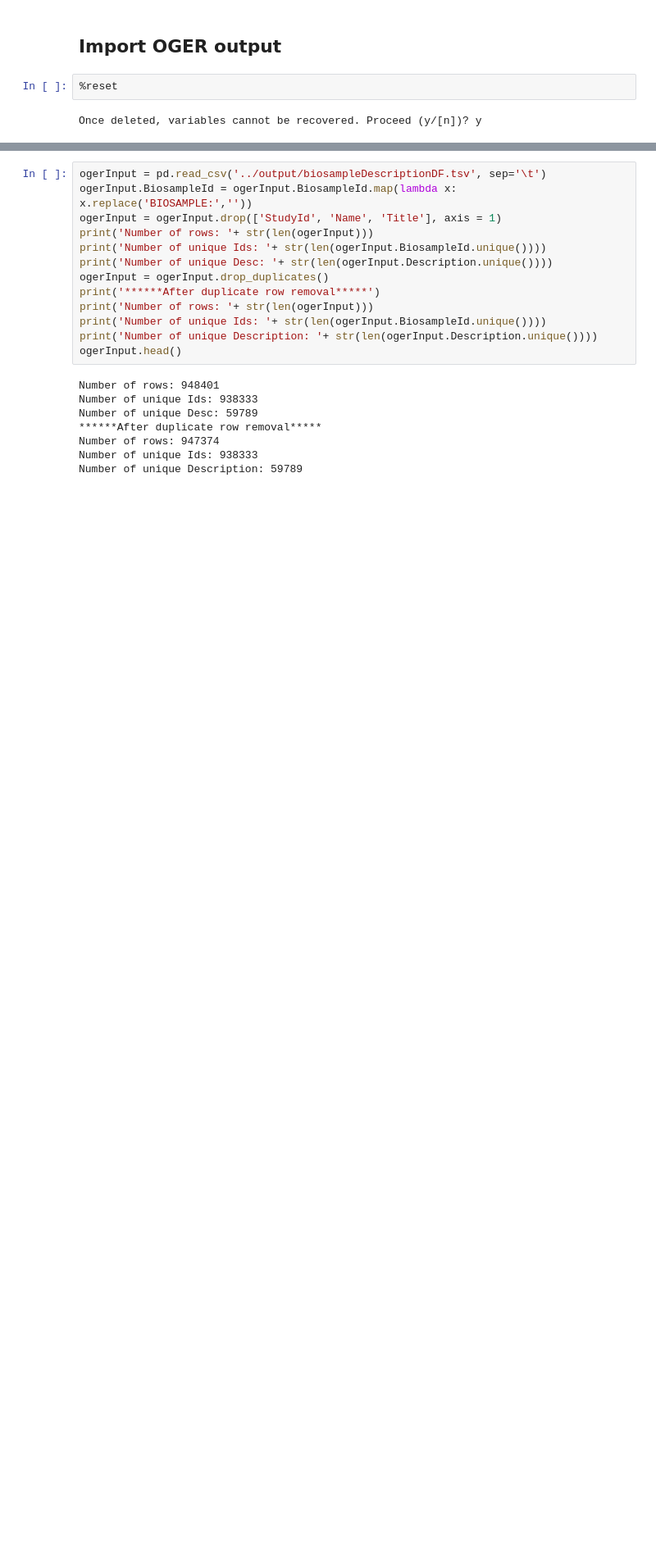
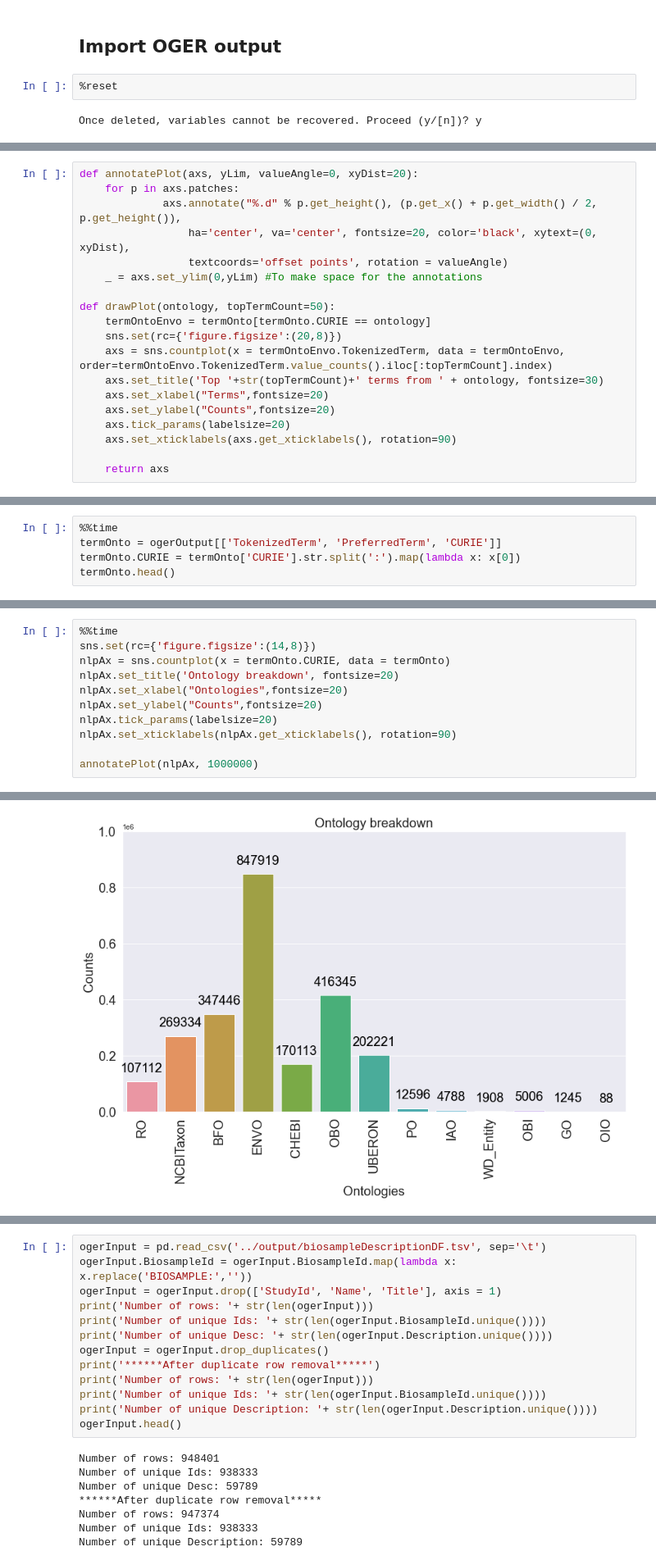
Before and after one commit to INCATools/biosample-analysis, a Jupyter notebook: src/notebooks/OGER-PostprocessingSandbox.ipynb, the cells around one changed output, grey strips where cells are left out. Shown at 82% size. Drawn from its saved outputs; the diff is of its cells as text; blank space fills up the shorter version.

Commit message:
added plots for terms x Ontology

```diff
--- a/src/notebooks/OGER-PostprocessingSandbox.ipynb
+++ b/src/notebooks/OGER-PostprocessingSandbox.ipynb
@@ -33,0 +35,19 @@ Total number of rows:  2386121
+# %%
+def annotatePlot(axs, yLim, valueAngle=0, xyDist=20):
+    for p in axs.patches:
+             axs.annotate("%.d" % p.get_height(), (p.get_x() + p.get_width() / 2, p.get_height()),
+                 ha='center', va='center', fontsize=20, color='black', xytext=(0, xyDist),
+                 textcoords='offset points', rotation = valueAngle)
+    _ = axs.set_ylim(0,yLim) #To make space for the annotations
+
+def drawPlot(ontology, topTermCount=50):
+    termOntoEnvo = termOnto[termOnto.CURIE == ontology]
+    sns.set(rc={'figure.figsize':(20,8)})
+    axs = sns.countplot(x = termOntoEnvo.TokenizedTerm, data = termOntoEnvo, order=termOntoEnvo.TokenizedTerm.value_counts().iloc[:topTermCount].index)
+    axs.set_title('Top '+str(topTermCount)+' terms from ' + ontology, fontsize=30)
+    axs.set_xlabel("Terms",fontsize=20)
+    axs.set_ylabel("Counts",fontsize=20)
+    axs.tick_params(labelsize=20)
+    axs.set_xticklabels(axs.get_xticklabels(), rotation=90)
+
+    return axs
@@ -33,0 +56,5 @@ Total number of rows:  2386121
+# %%
+%%time
+termOnto = ogerOutput[['TokenizedTerm', 'PreferredTerm', 'CURIE']]
+termOnto.CURIE = termOnto['CURIE'].str.split(':').map(lambda x: x[0])
+termOnto.head()
@@ -33,0 +70,12 @@ Total number of rows:  2386121
+# %%
+%%time
+sns.set(rc={'figure.figsize':(14,8)})
+nlpAx = sns.countplot(x = termOnto.CURIE, data = termOnto)
+nlpAx.set_title('Ontology breakdown', fontsize=20)
+nlpAx.set_xlabel("Ontologies",fontsize=20)
+nlpAx.set_ylabel("Counts",fontsize=20)
+nlpAx.tick_params(labelsize=20)
+nlpAx.set_xticklabels(nlpAx.get_xticklabels(), rotation=90)
+
+annotatePlot(nlpAx, 1000000)
+# %% [output]
@@ -33,0 +84 @@ Total number of rows:  2386121
+[figure, added]
```
Also changed, not shown: parts of 35 cells of this notebook.
